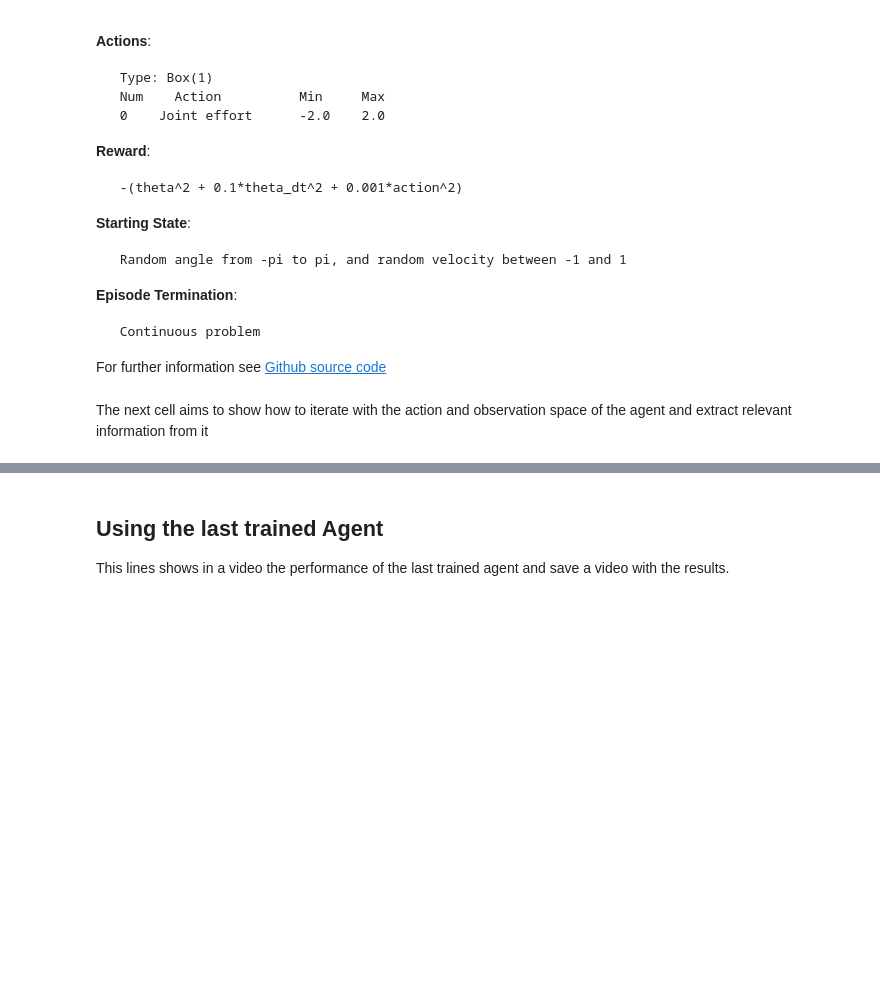
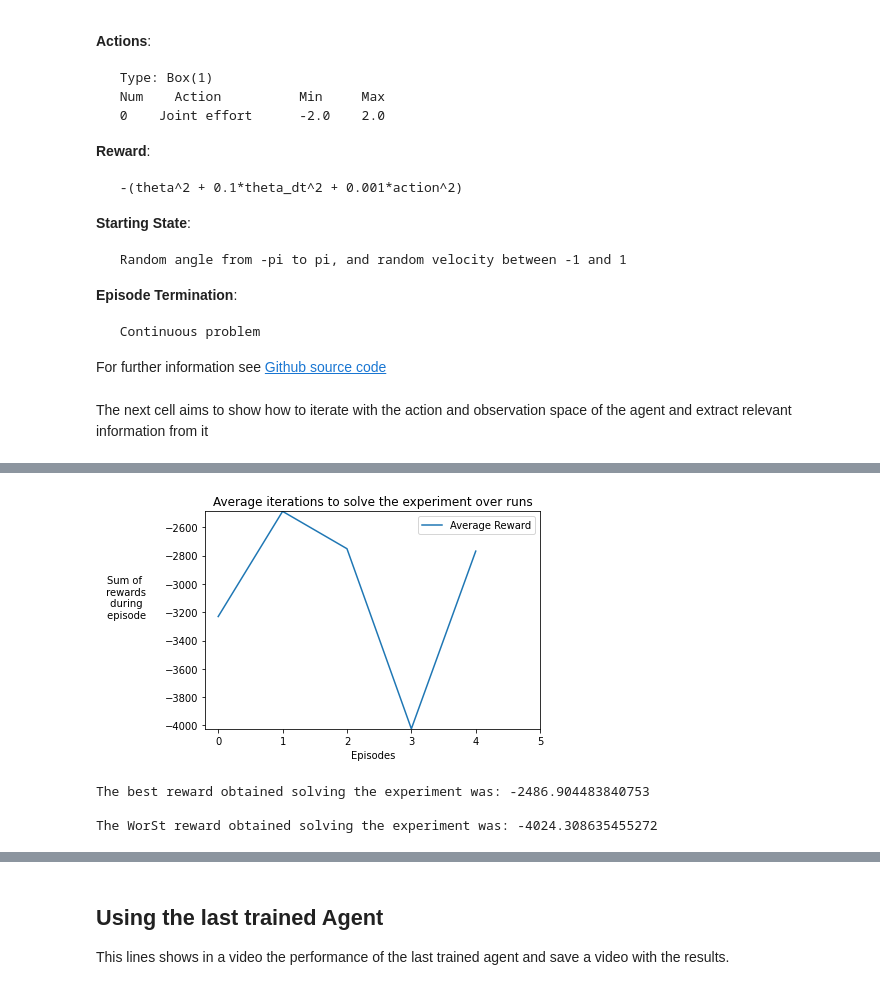
Before and after one commit to MikeS96/rl_openai, a Jupyter notebook: Pendulum.ipynb, the cells around one changed output, grey strips where cells are left out. Cells and saved outputs as stored; diff of their text form; code cells hidden in the pictures; blank space fills up the shorter version.

```diff
--- a/Pendulum.ipynb
+++ b/Pendulum.ipynb
@@ -274,0 +258,24 @@ def get_td(states, next_states, rewards, terminals, actor, critic, avg_reward):
+# %%
+# Method to compute the TD Target and TD estimate
+def get_td(states, next_states, rewards, terminals, critic, discount):
+    """
+    Args:
+        states (Numpy array): States with shape (state_dim).
+        next_states (Numpy array): Next states with shape (state_dim).
+        rewards (float): Current reward.
+        terminals (float): Terminal state.
+        critic (Critic): The critic neural network used to compute value estimates
+        discount (float): The discount factor (gamma).
+    Returns:
+        target_vec (Tensor value): The TD Target.
+        estimate_vec (Tensor value): The TD estimate.
+    """
+    # Compute value estimates for the next states
+    v_next_vals = critic.forward(next_states)
+    # Compute value estimates for the current states (TD estimate)
+    v_curr_vals = critic.forward(states)
+
+    # Compute the TD Target
+    target_vec = torch.tensor(rewards) + (discount * v_next_vals * (1 - torch.tensor(terminals)))
+
+    return target_vec, v_curr_vals
@@ -610,12 +608,17 @@ The reward obtained during episode 11 was: -8786.563282071605
 # %%
-steps_average = np.mean(np.array(all_steps), axis=0)
-plt.plot(steps_average, label = 'Steps')
+rewards_average = np.mean(all_rewards, axis=0)
+plt.plot(rewards_average, label = 'Average Reward')
 plt.xlabel("Episodes")
-plt.ylabel("Iterations",rotation=0, labelpad=40)
+plt.ylabel("Sum of\n rewards\n during\n episode" ,rotation=0, labelpad=40)
 plt.xlim(-0.2, num_episodes)
-plt.ylim(steps_average.min(), steps_average.max())
+plt.ylim(rewards_average.min(), rewards_average.max())
 plt.title("Average iterations to solve the experiment over runs")
 plt.legend()
 plt.show()
-print("The Minimum number of iterations used to solve the experiment were: {0}\n".format(np.array(all_steps).max()))
-print("The Maximum number of iterations used to solve the experiment were: {0}\n".format(np.array(all_steps).min()))
+print("The best reward obtained solving the experiment was: {0}\n".format(np.array(all_rewards).max()))
+print("The WorSt reward obtained solving the experiment was: {0}\n".format(np.array(all_rewards).min()))
+# %% [output]
+[figure, added]
+The best reward obtained solving the experiment was: -2486.904483840753
+
+The WorSt reward obtained solving the experiment was: -4024.308635455272
```
Also changed, not shown: parts of 31 cells of this notebook.
